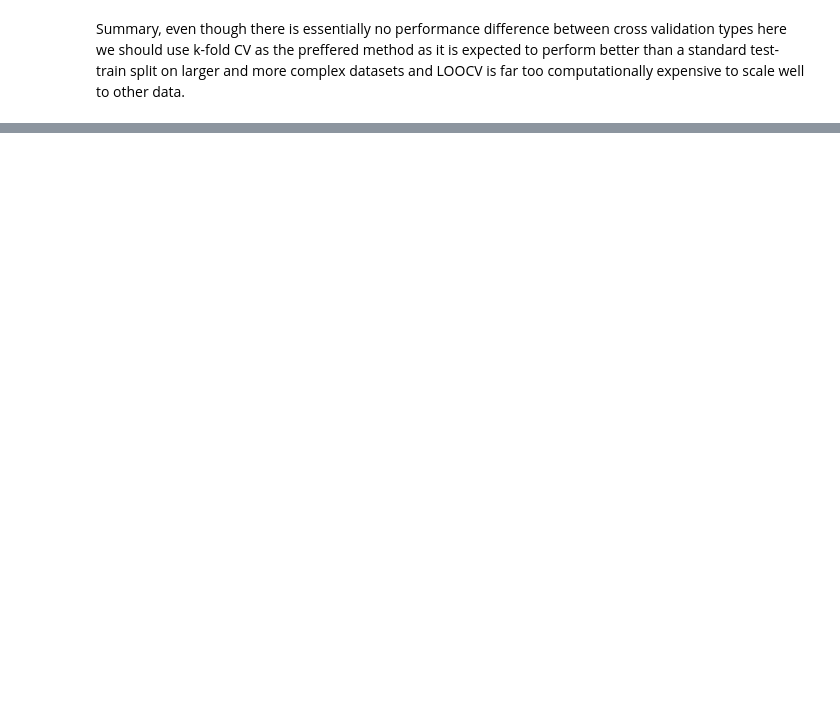
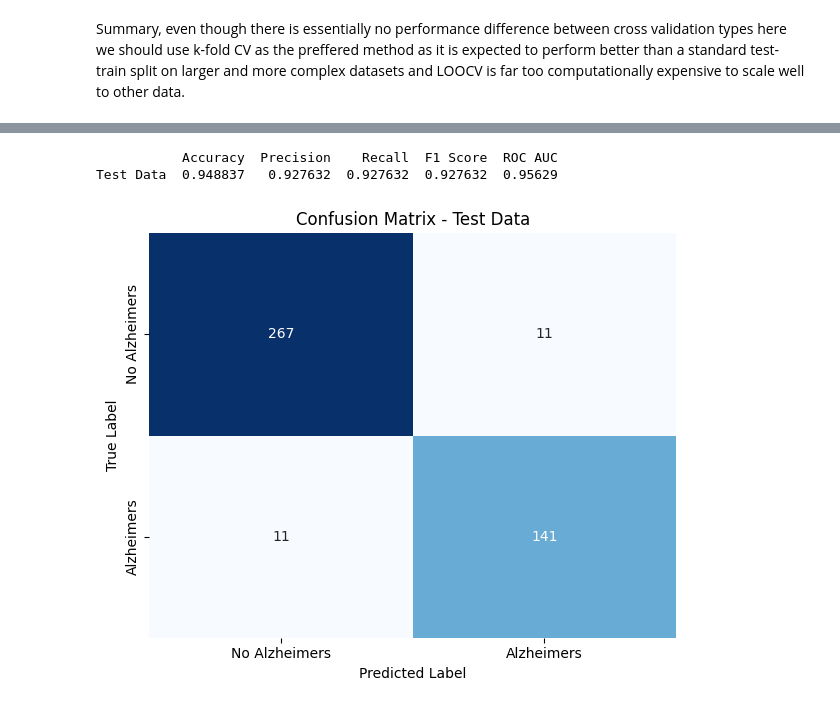
Before and after one commit to kaushal2m2/sta141c-final-proj, a Jupyter notebook: Random Forest feature selection.ipynb, the cells around one changed output, grey strips where cells are left out. Saved outputs shown, nothing was run; the diff lists cells and outputs as text; code cells hidden in the pictures; blank space fills up the shorter version.

```diff
--- a/Random Forest feature selection.ipynb
+++ b/Random Forest feature selection.ipynb
@@ -16,6 +16,7 @@ import seaborn as sns
 import matplotlib.pyplot as plt
 # %%
 df = pd.read_csv('data/train.csv')
+test = pd.read_csv('data/test.csv')
 # %%
 # Define function for model comparison
 
@@ -51,7 +54,7 @@ clf = Pipeline([
 # %% [markdown]
 Write about model hyperparameters, why they are important and how grid search can be used to optimize model fitting.
 # %%
-# Perform grid search for optimal hyperparameters and update classifier pipeline
+# Perform grid search for optimal hyperparameters with feature selection and update classifier pipeline
 
 # Define hyperparameter grid
 param_grid = {
@@ -70,12 +73,12 @@ grid_search = GridSearchCV(
     param_grid,
     cv=5,
     scoring='f1',
-    n_jobs=-1,  # Use all processor cores to speed up grid search
+    n_jobs=-1,
     verbose=1
 )
 
 # Fit the grid search
-grid_search.fit(X, y)
+grid_search.fit(X_train, y_train)
 
 # Print the results
 print("Best Parameters:", grid_search.best_params_)
@@ -121,11 +145 @@ Talk about cross validation methods and standard test train split and why we use
-# %%
-# Fit random forest model using optimized hyperparameters and test/train split
-
-metrics_list = []
-
-X_train, X_test, y_train, y_test = train_test_split(X, y, test_size=0.2, random_state=49)
-clf.fit(X_train, y_train)
-y_pred = clf.predict(X_test)
-
-metrics_list.append(collect_metrics(y_test, y_pred, method_name='Train/Test Split'))
 # %% [markdown]
@@ -214,0 +198,38 @@ Stratified K-Fold  0.953467    0.95082  0.915789  0.932976  0.948398
+# %%
+# Fit the final (optimized) model on the training set
+clf.fit(X_train, y_train)
+
+# Generate predictions and probability estimates for the test set
+y_test_pred = clf.predict(X_test)
+y_test_proba = clf.predict_proba(X_test)[:, 1]  # Probability estimates for ROC AUC
+
+# Compute performance metrics for the test data only
+test_metrics = {
+    'Accuracy': accuracy_score(y_test, y_test_pred),
+    'Precision': precision_score(y_test, y_test_pred),
+    'Recall': recall_score(y_test, y_test_pred),
+    'F1 Score': f1_score(y_test, y_test_pred),
+    'ROC AUC': roc_auc_score(y_test, y_test_proba)
+}
+
+# Display the performance metrics neatly in a DataFrame
+metrics_df = pd.DataFrame(test_metrics, index=['Test Data'])
+print(metrics_df)
+
+# Compute the confusion matrix for the test set predictions
+cm = confusion_matrix(y_test, y_test_pred)
+labels = ['No Alzheimers', 'Alzheimers']  # Adjust these label names as needed
+
+# Plot a heatmap for the confusion matrix using Seaborn
+plt.figure(figsize=(6, 5))
+sns.heatmap(cm, annot=True, fmt='d', cmap='Blues',
+            xticklabels=labels, yticklabels=labels, cbar=False)
+plt.xlabel('Predicted Label')
+plt.ylabel('True Label')
+plt.title('Confusion Matrix - Test Data')
+plt.tight_layout()
+plt.show()
+# %% [output]
+           Accuracy  Precision    Recall  F1 Score  ROC AUC
+Test Data  0.948837   0.927632  0.927632  0.927632  0.95629
+[figure, added]
```
Also changed, not shown: parts of 10 cells of this notebook, 5 other files.
